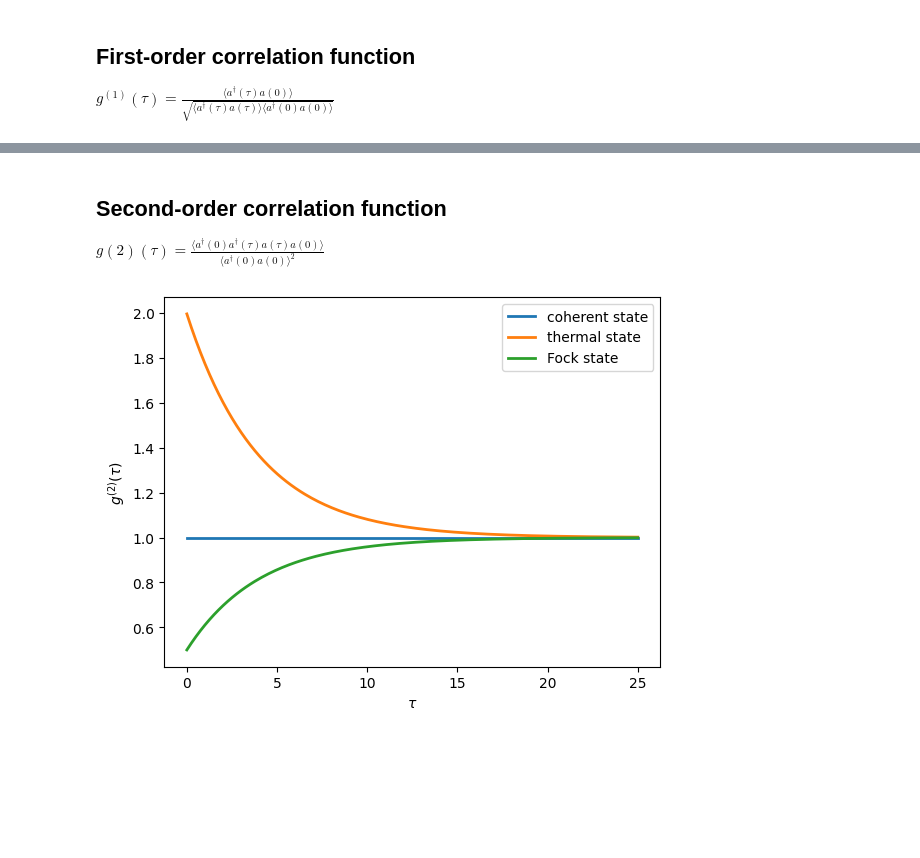
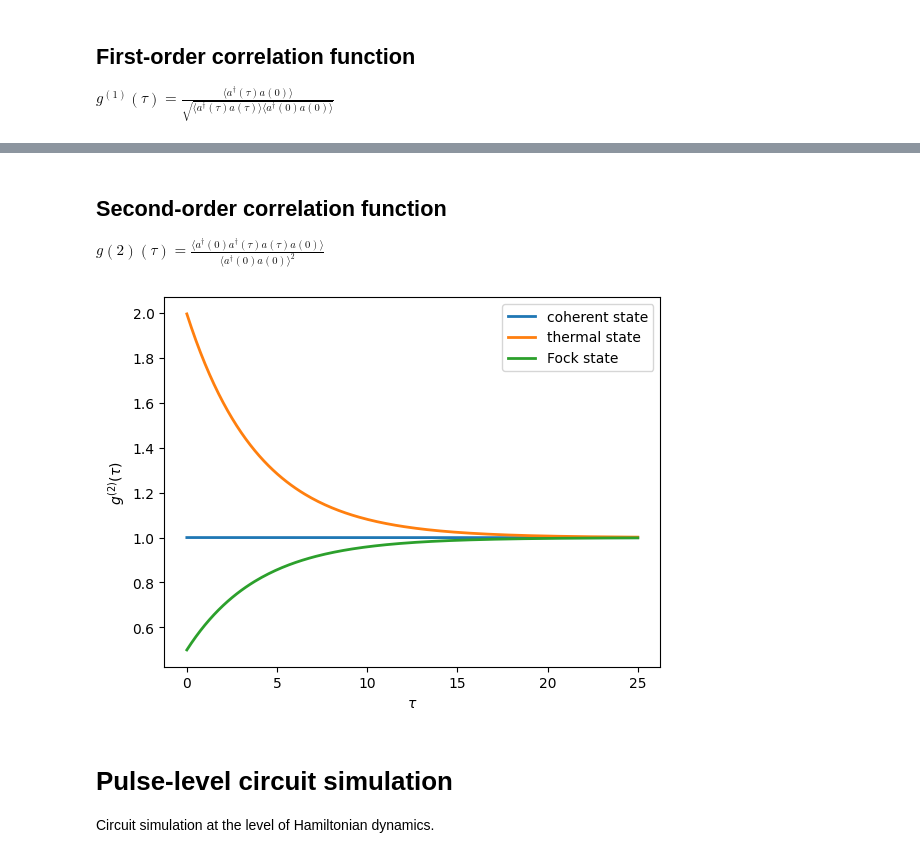
Before and after one commit to BoxiLi/ML4Q-QuTiP-2022, a Jupyter notebook: QuTiP tutorial 3 - Advanced functionalities.ipynb, the cells around one changed output, grey strips where cells are left out. Drawn from its saved outputs; the diff is of its cells as text; code cells hidden in the pictures; blank space fills up the shorter version.

```diff
--- a/QuTiP tutorial 3 - Advanced functionalities.ipynb
+++ b/QuTiP tutorial 3 - Advanced functionalities.ipynb
@@ -279,8 +216,8 @@ plt.legend([
-# %% [markdown]
-## Second-order correlation function
-$
-g(2)(τ) = \frac{⟨a^†(0)a^†(τ)a(τ)a(0)⟩}{⟨a^†(0)a(0)⟩^2}
-$
+# %% [markdown]
+## Second-order correlation function
+$
+g(2)(τ) = \frac{⟨a^†(0)a^†(τ)a(τ)a(0)⟩}{⟨a^†(0)a(0)⟩^2}
+$
 # %%
 import numpy as np
 import matplotlib.pyplot as plt
@@ -293,32 +230,36 @@ H = 2 * np.pi * a.dag() * a
 
 kappa = 0.25
 n_th = 2.0  # bath temperature in terms of excitation number
 c_ops = [np.sqrt(kappa * (1 + n_th)) * a, np.sqrt(kappa * n_th) * a.dag()]
 
 states = [
     {'state': qutip.coherent_dm(N, np.sqrt(2)), 'label': "coherent state"},
     {'state': qutip.thermal_dm(N, 2), 'label': "thermal state"},
     {'state': qutip.fock_dm(N, 2), 'label': "Fock state"},
 ]
 
 fig, ax = plt.subplots(1, 1)
 
 for state in states:
     rho0 = state['state']
 
     # first calculate the occupation number as a function of time
     n = qutip.mesolve(H, rho0, taus, c_ops, [a.dag() * a]).expect[0]
 
     # calculate the correlation function G2 and normalize with n(0)n(t) to
     # obtain g2
     G2 = qutip.correlation_3op_1t(H, rho0, taus, c_ops, a.dag(), a.dag()*a, a)
-    g2 = G2 / (n[0] * n)
+    g2 = G2 / (n[0] * n[0])
 
     ax.plot(taus, np.real(g2), label=state['label'], lw=2)
 
 ax.legend(loc=0)
 ax.set_xlabel(r'$\tau$')
 ax.set_ylabel(r'$g^{(2)}(\tau)$')
 plt.show()
 # %% [output]
-[figure, old version]
+[figure, new version]
+# %% [markdown]
+# Pulse-level circuit simulation
+
+Circuit simulation at the level of Hamiltonian dynamics.
```
Also changed, not shown: parts of 25 cells of this notebook, 1 other file.
